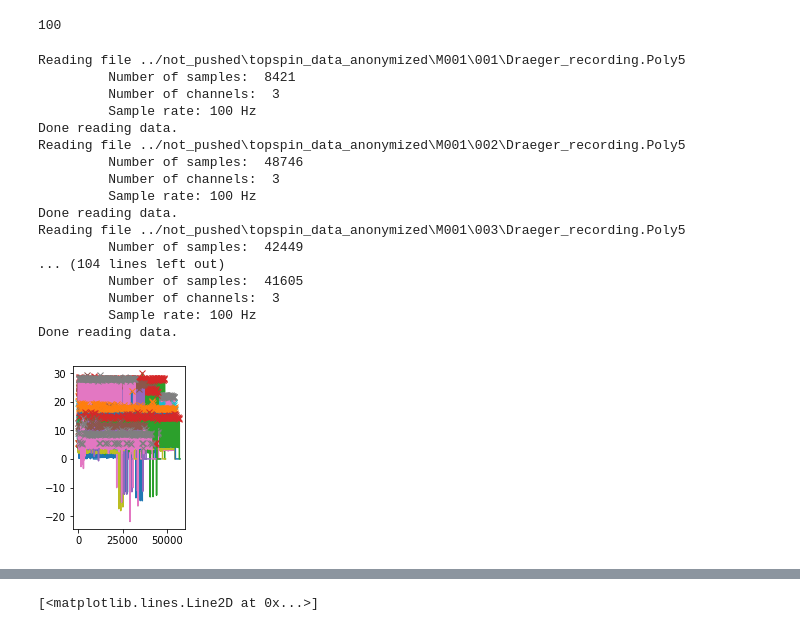
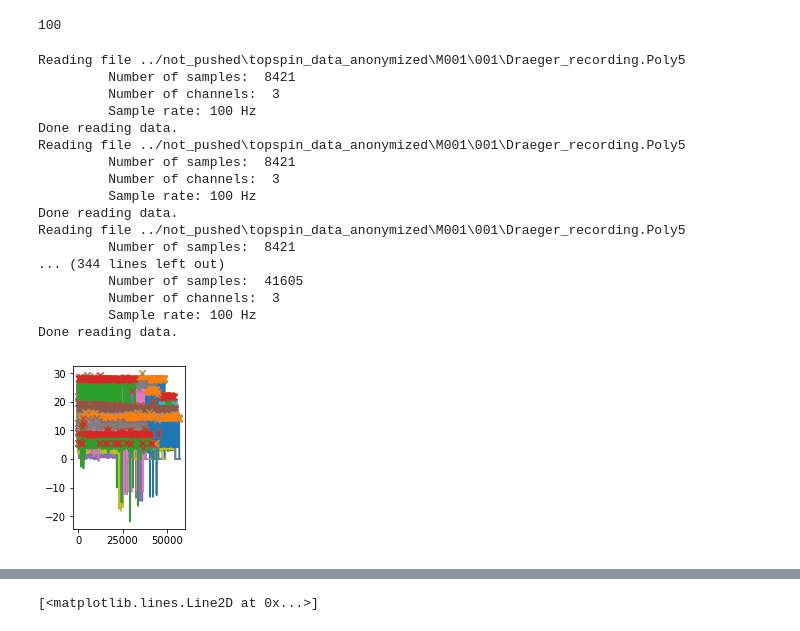
Before and after one commit to ReSurfEMG/ReSurfEMG, a Jupyter notebook: open_work/array_time_matching.ipynb, the cells around one changed output, grey strips where cells are left out. Drawn from its saved outputs; the diff is of its cells as text; code cells hidden in the pictures.

Commit message:
time matching

```diff
--- a/open_work/array_time_matching.ipynb
+++ b/open_work/array_time_matching.ipynb
@@ -202,6 +202,7 @@ data_drag.sample_rate
 100
 # %%
 def find_ventilator_rate(vent_signal_file):
+    file_name = vent_signal_file
     data_drag = Poly5Reader(vent_signal_file)
     data_drag_samples= data_drag.samples
     data_drag_sample_rate = data_drag.sample_rate
@@ -211,30 +212,35 @@ def find_ventilator_rate(vent_signal_file):
     plt.plot(peaks, data_drag_samples[0][peaks], "x")
     plt.rcParams["figure.figsize"] = (2,3)
     rate = (len(peaks)/(len(data_drag_samples[0])/100))*60
-    return rate
+    time = (len(data_drag_samples[0])/100)/60
+    return rate, time, file_name
 # %%
 num_list = []
 rate_list = []
+time_list = []
+file_list = []
 for num in list(range(24)):
     num_list.append( num)
-    rate_list.append(find_ventilator_rate(draeger_files[num]))
+    rate_list.append(find_ventilator_rate(draeger_files[num])[0])
+    time_list.append(find_ventilator_rate(draeger_files[num])[1])
+    file_list.append(find_ventilator_rate(draeger_files[num])[2])
 # %% [output]
 Reading file ../not_pushed\topspin_data_anonymized\M001\001\Draeger_recording.Poly5
          Number of samples:  8421
          Number of channels:  3
          Sample rate: 100 Hz
 Done reading data.
-Reading file ../not_pushed\topspin_data_anonymized\M001\002\Draeger_recording.Poly5
-         Number of samples:  48746
+Reading file ../not_pushed\topspin_data_anonymized\M001\001\Draeger_recording.Poly5
+         Number of samples:  8421
          Number of channels:  3
          Sample rate: 100 Hz
 Done reading data.
-Reading file ../not_pushed\topspin_data_anonymized\M001\003\Draeger_recording.Poly5
-         Number of samples:  42449
-... (104 lines left out)
+Reading file ../not_pushed\topspin_data_anonymized\M001\001\Draeger_recording.Poly5
+         Number of samples:  8421
+... (344 lines left out)
          Number of samples:  41605
          Number of channels:  3
          Sample rate: 100 Hz
 Done reading data.
-[figure, old version]
+[figure, new version]
 # %%
```
Also changed, not shown: parts of 2 cells of this notebook.
